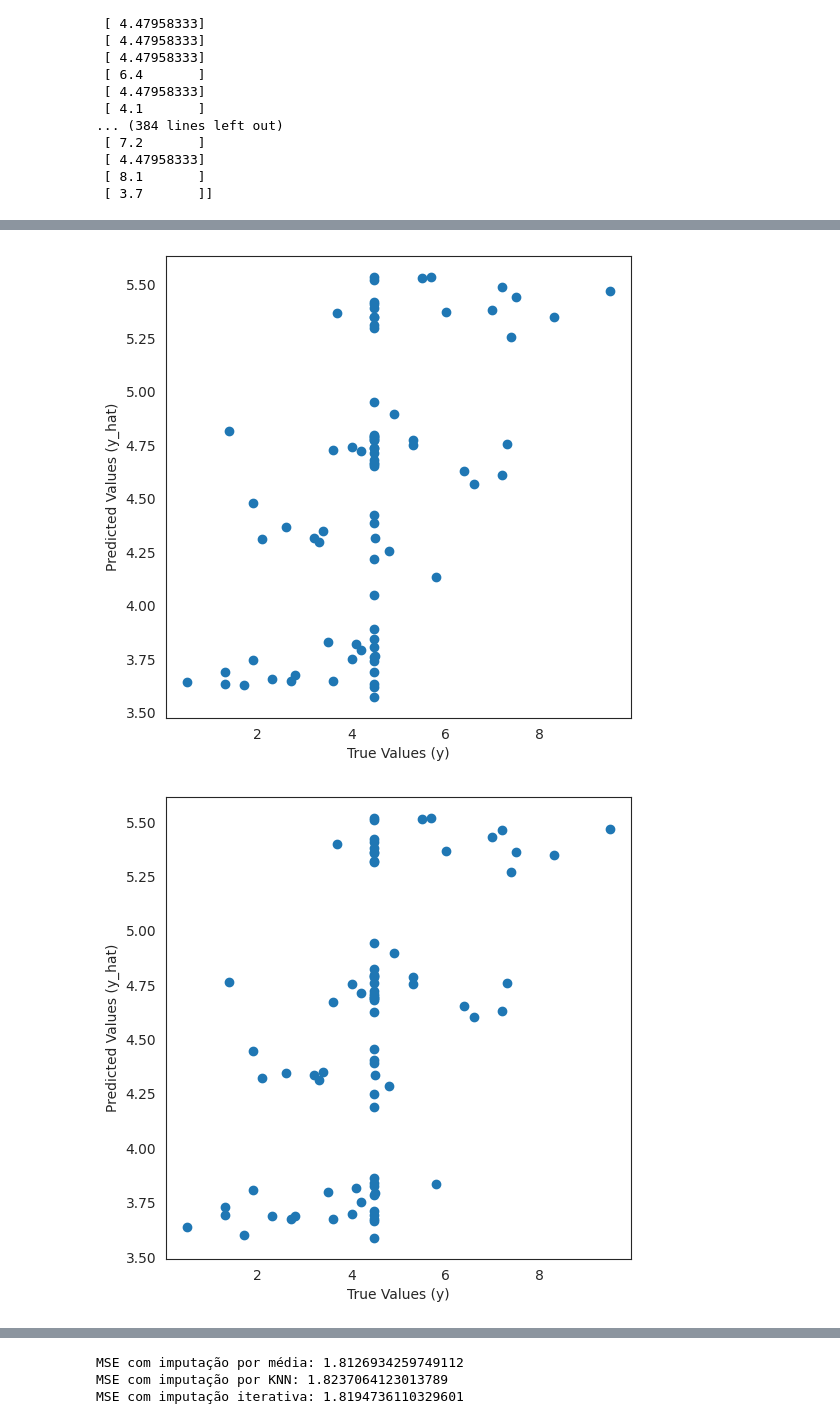
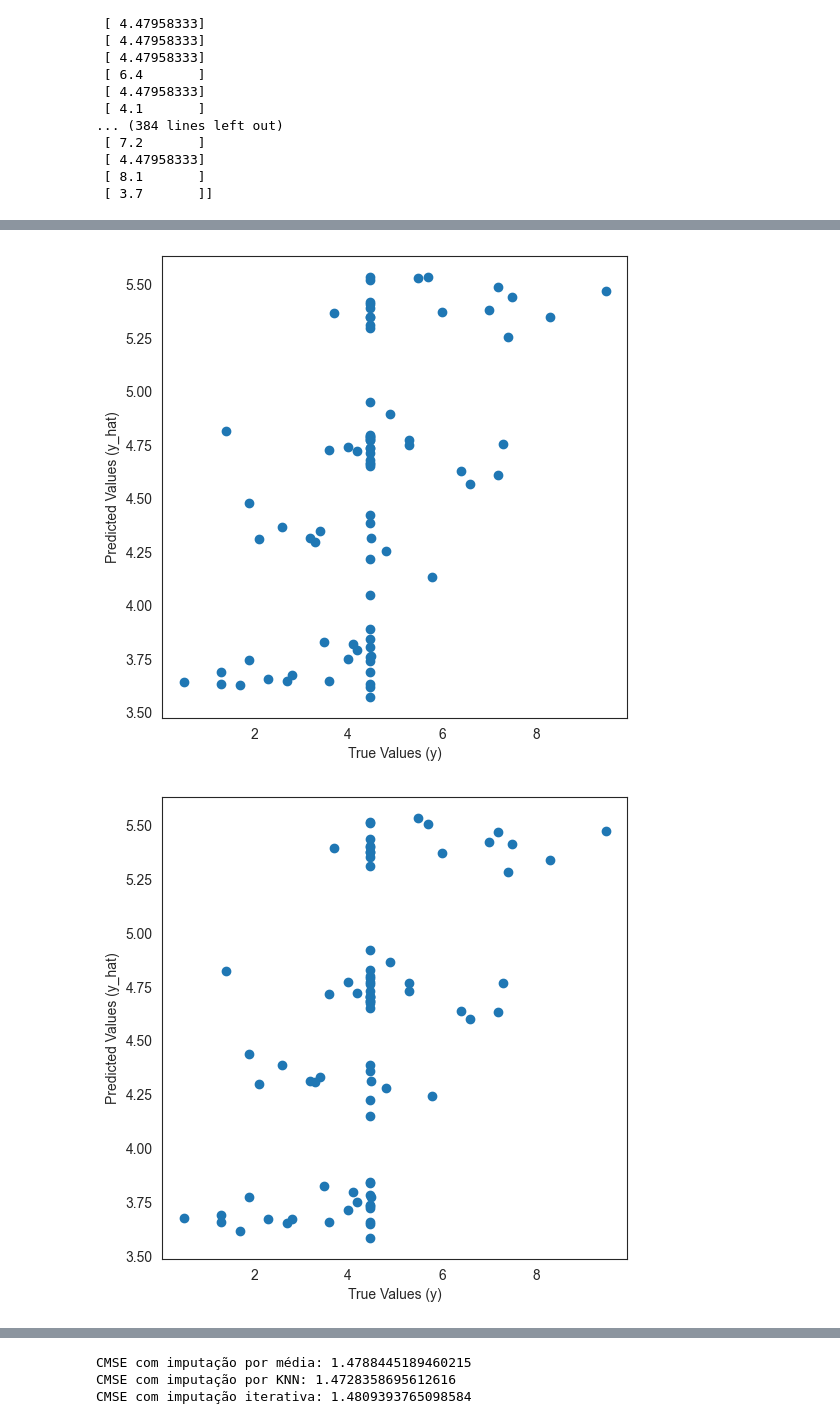
Before and after one commit to zepedrocosta/AA-Projeto2, a Jupyter notebook: Tasks.ipynb, the cells around one changed output, grey strips where cells are left out. Saved outputs shown, nothing was run; the diff lists cells and outputs as text; code cells hidden in the pictures.

```diff
--- a/Tasks.ipynb
+++ b/Tasks.ipynb
@@ -1091,7 +1084,14 @@ missing_values = df.isnull().sum()
 print(missing_values)
 
 X_missingValues = df.drop(['SurvivalTime', 'Censored','id'], axis=1)  # Feature matrix with missing values
-y_missingValues = df['SurvivalTime']  # Target variable: survival time
+#y_missingValues = df.drop(['Age', 'Gender', 'Stage', 'TreatmentType','id'], axis=1) # Target variable: survival time
+y_missingValues = df['SurvivalTime']
+censored_missingValues = df['Censored']  # Censoring indicators
+print(len(censored_missingValues))
+
+print(len(df))
+print(len(X_missingValues))
+print(len(y_missingValues))
 #answering how many data points remain after dropping?
 print(f"Remaining data points after dropping: {df.shape[0]}")
 
@@ -1147,9 +1151,10 @@ print(y_imputed_mean)
 from sklearn.impute import KNNImputer
 
 # Create the KNN imputer
-knn_imputer = KNNImputer(n_neighbors=5)
+knn_imputer = KNNImputer(n_neighbors=31)
 
 # Apply KNN imputation
-X_imputed_knn = knn_imputer.fit_transform(X_missingValues)  # X is the feature matrix
+X_imputed_knn = knn_imputer.fit_transform(X_missingValues)
+print(X_missingValues)  # X is the feature matrix
 
 y_imputed_knn = knn_imputer.fit_transform(y_missingValues.values.reshape(-1, 1))
@@ -1156,58 +1179,72 @@ y_imputed_knn = knn_imputer.fit_transform(y_missingValues.values.reshape(-1, 1))
 # %%
 from sklearn.experimental import enable_iterative_imputer
 from sklearn.impute import IterativeImputer
+from sklearn.linear_model import BayesianRidge
 
 # Create the iterative imputer
-iterative_imputer = IterativeImputer()
+iterative_imputer = IterativeImputer(estimator=BayesianRidge(), max_iter=10, random_state=42)
 
 # Apply iterative imputation
 X_imputed_iterative = iterative_imputer.fit_transform(X_missingValues)  # X is the feature matrix
 
 y_imputed_iterative = iterative_imputer.fit_transform(y_missingValues.values.reshape(-1, 1))
 # %%
+#baseline com split
+
 from sklearn.linear_model import LinearRegression
 from sklearn.metrics import mean_squared_error
 from sklearn.model_selection import train_test_split
 import numpy as np
 
-model = LinearRegression()
+model = make_pipeline(
+        StandardScaler(),  # Escalonamento das características
+        LinearRegression()  # Modelo de Regressão Linear
+    )
 # Função para treinar e avaliar o modelo com diferentes imputações
 def evaluate_imputation(X_imputed, y):
+
+    y_with_censored = np.column_stack((y, censored_missingValues))
     # Dividir os dados imputados em treinamento e teste
-    X_train, X_test, y_train, y_test = train_test_split(X_imputed, y, test_size=0.2, random_state=42)
-
+    X_train, X_test, y_train_censored, y_test_censored = train_test_split(X_imputed, y_with_censored, test_size=0.2, random_state=42)
+    # Separar as variáveis de censura e sobrevivência
+    y_train = y_train_censored[:, 0]  # Ajuste para ser uma coluna única
+    y_test = y_test_censored[:, 0]  # Variáveis de sobrevivência no conjunto de teste
+    censored_test = y_test_censored[:, 1]  # Variáveis de censura no conjunto de teste
 
 
     # Treinar o modelo
 
     model.fit(X_train, y_train)
 
     # Prever os valores
     y_pred = model.predict(X_test)
 
     # Calcular o MSE
-    mse = mean_squared_error(y_test, y_pred)
+    #mse = mean_squared_error(y_test, y_pred)
+    #print(f'MSE: {mse}')
+
+    cMSE = error_metric(y_test, y_pred, censored_test)
 
    # Plotar o gráfico y vs y_hat
     plt.figure(figsize=(6, 6))
     plt.scatter(y_test, y_pred)
     plt.xlabel('True Values (y)')
     plt.ylabel('Predicted Values (y_hat)')
 
     plt.show()
 
 
-    return mse
+    return cMSE
 
 # Avaliar as três estratégias de imputação
-mse_mean = evaluate_imputation(X_imputed_mean, y_imputed_mean)
-mse_knn = evaluate_imputation(X_imputed_knn, y_imputed_knn)
-mse_iterative = evaluate_imputation(X_imputed_iterative, y_imputed_iterative)
+Cmse_mean = evaluate_imputation(X_imputed_mean, y_imputed_mean)
+Cmse_knn = evaluate_imputation(X_imputed_knn, y_imputed_knn)
+Cmse_iterative = evaluate_imputation(X_imputed_iterative, y_imputed_iterative)
 
 # Exibir os resultados
-print(f'MSE com imputação por média: {mse_mean}')
-print(f'MSE com imputação por KNN: {mse_knn}')
-print(f'MSE com imputação iterativa: {mse_iterative}')
+print(f'CMSE com imputação por média: {Cmse_mean}')
+print(f'CMSE com imputação por KNN: {Cmse_knn}')
+print(f'CMSE com imputação iterativa: {Cmse_iterative}')
 # %% [output]
-[figure, old version]
+[figure, new version]
-[figure, old version]
+[figure, new version]
@@ -1215,3 +1252,3 @@ print(f'MSE com imputação iterativa: {mse_iterative}')
-MSE com imputação por média: 1.8126934259749112
-MSE com imputação por KNN: 1.8237064123013789
-MSE com imputação iterativa: 1.8194736110329601
+CMSE com imputação por média: 1.4788445189460215
+CMSE com imputação por KNN: 1.4728358695612616
+CMSE com imputação iterativa: 1.4809393765098584
```
Also changed, not shown: parts of 16 cells of this notebook, 16 other files.
